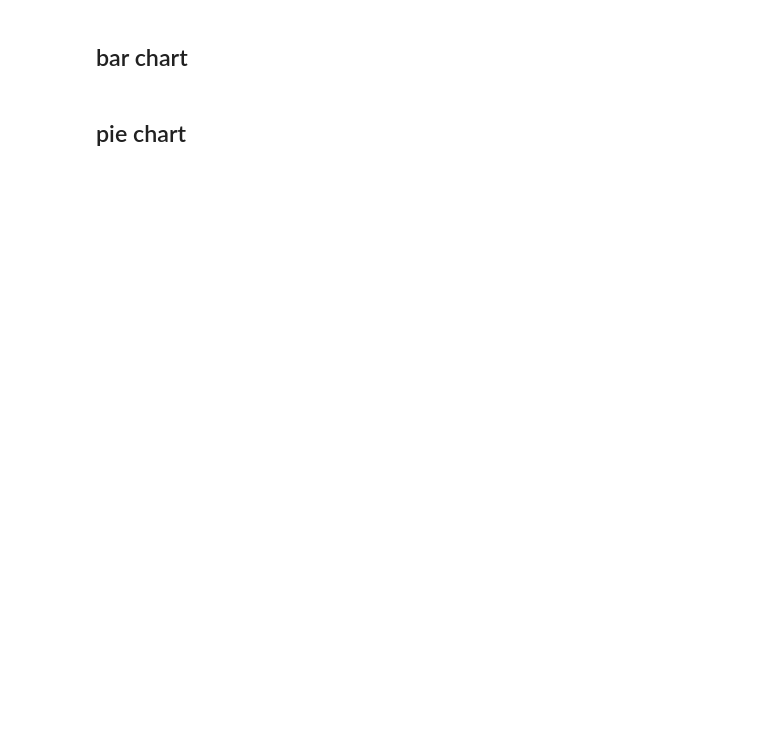
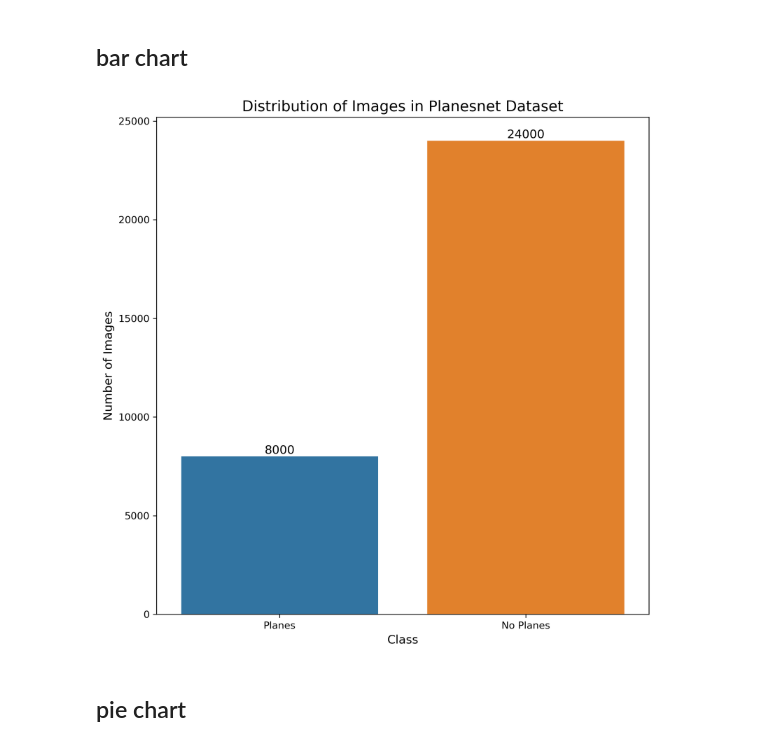
Before and after one commit to benintw/Airplane-Detection-from-Satellite-Imagery, a Jupyter notebook: lightning_planes_detection.ipynb, the cells around one changed output. Drawn from its saved outputs; the diff is of its cells as text; code cells hidden in the pictures; blank space fills up the shorter version.

```diff
--- a/lightning_planes_detection.ipynb
+++ b/lightning_planes_detection.ipynb
@@ -180,2 +722,6 @@ plt.show()
+# %%
+plot_and_save_data_distr_bar_char(class_planes, class_no_planes)
+# %% [output]
+[figure, added]
 # %% [markdown]
 ## pie chart
```
Also changed, not shown: parts of 52 cells of this notebook.
